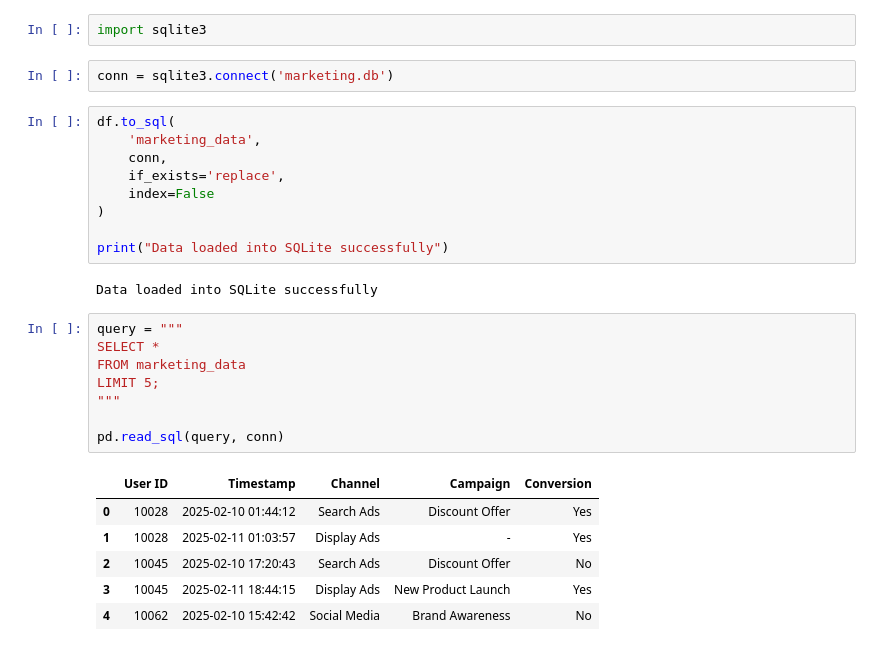
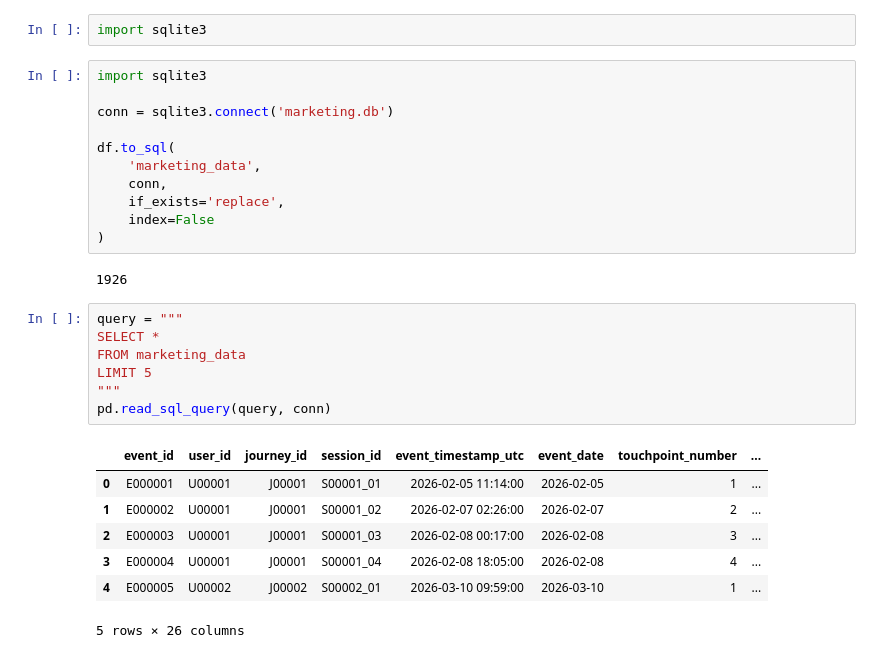
Before and after one commit to SUKstudent/Infotact_Data_Analytics_Internship, a Jupyter notebook: notebooks/EDA.ipynb, the cells around one changed output. Drawn from its saved outputs; the diff is of its cells as text.

Commit message:
Added EDA note book with initial  data exploration and analysis

```diff
--- a/notebooks/EDA.ipynb
+++ b/notebooks/EDA.ipynb
@@ -354,31 +332,31 @@ plt.show()
 #In this section, the dataset is loaded into SQLite and analyzed using SQL queries. Window functions are used to sequence user journeys and perform attribution analysis.
 # %%
 import sqlite3
-# %%
-conn = sqlite3.connect('marketing.db')
 # %%
+import sqlite3
+
+conn = sqlite3.connect('marketing.db')
+
 df.to_sql(
     'marketing_data',
     conn,
     if_exists='replace',
     index=False
 )
-
-print("Data loaded into SQLite successfully")
 # %% [output]
-Data loaded into SQLite successfully
+1926
 # %%
 query = """
 SELECT *
 FROM marketing_data
-LIMIT 5;
+LIMIT 5
 """
-
-pd.read_sql(query, conn)
+pd.read_sql_query(query, conn)
 # %% [output]
-|  | User ID | Timestamp | Channel | Campaign | Conversion |
-| 0 | 10028 | 2025-02-10 01:44:12 | Search Ads | Discount Offer | Yes |
-| 1 | 10028 | 2025-02-11 01:03:57 | Display Ads | - | Yes |
-| 2 | 10045 | 2025-02-10 17:20:43 | Search Ads | Discount Offer | No |
-| 3 | 10045 | 2025-02-11 18:44:15 | Display Ads | New Product Launch | Yes |
-| 4 | 10062 | 2025-02-10 15:42:42 | Social Media | Brand Awareness | No |
+|  | event_id | user_id | journey_id | session_id | event_timestamp_utc | event_date | touchpoint_number | ... |
+| 0 | E000001 | U00001 | J00001 | S00001_01 | 2026-02-05 11:14:00 | 2026-02-05 | 1 | ... |
+| 1 | E000002 | U00001 | J00001 | S00001_02 | 2026-02-07 02:26:00 | 2026-02-07 | 2 | ... |
+| 2 | E000003 | U00001 | J00001 | S00001_03 | 2026-02-08 00:17:00 | 2026-02-08 | 3 | ... |
+| 3 | E000004 | U00001 | J00001 | S00001_04 | 2026-02-08 18:05:00 | 2026-02-08 | 4 | ... |
+| 4 | E000005 | U00002 | J00002 | S00002_01 | 2026-03-10 09:59:00 | 2026-03-10 | 1 | ... |
+5 rows × 26 columns
```
Also changed, not shown: parts of 68 cells of this notebook.
